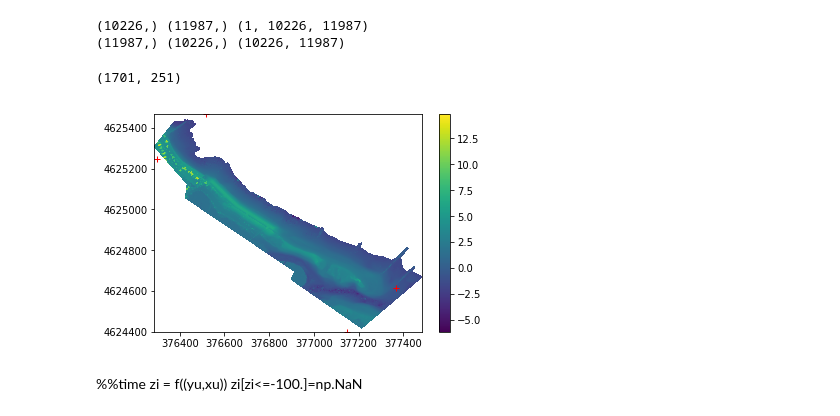
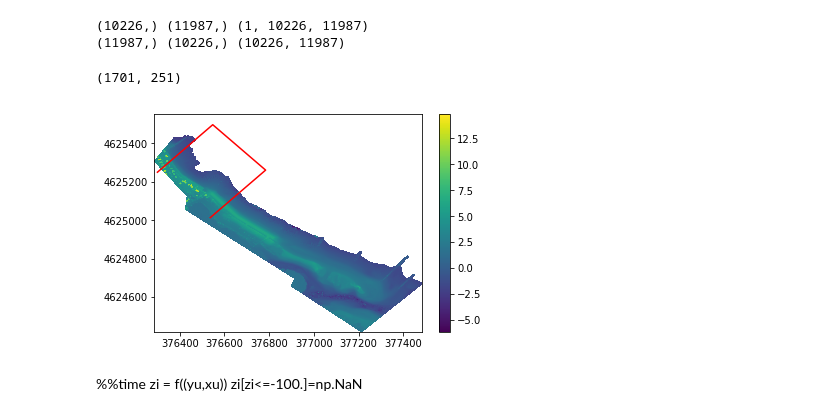
Before and after one commit to csherwood-usgs/Raster_calcs, a Jupyter notebook: test_loading_elevation_maps.ipynb, the cells around one changed output. Drawn from its saved outputs; the diff is of its cells as text; code cells hidden in the pictures.

```diff
--- a/test_loading_elevation_maps.ipynb
+++ b/test_loading_elevation_maps.ipynb
@@ -122,13 +124,17 @@ f = interpolate.RegularGridInterpolator( (y, x), zs, method='nearest')
 # %%
 # make a small box w/ 0.5m grid
 dxy = 1.
-xmax = 250.
-ymax = 1700.
+xmax = 1700. # alongshore
+ymax = 250.  # cross-shore
 nx = int((1./dxy)*xmax) + 1
 ny = int((1./dxy)*ymax) + 1
-xrot, yrot=np.meshgrid(np.linspace(0.,xmax,nx), np.flip(np.linspace(0.,ymax,ny),0) ,sparse=False, indexing='xy')
+
+# Y is decending
+#xrot, yrot=np.meshgrid(np.linspace(0.,xmax,nx), np.flip(np.linspace(0.,ymax,ny),0) ,sparse=False, indexing='xy')
+# Y is ascending
+xrot, yrot=np.meshgrid(np.linspace(0.,xmax,nx), np.linspace(0.,ymax,ny) ,sparse=False, indexing='xy')
 print(xrot.shape)
-xrot
+print(xrot)
 print(yrot.shape)
-yrot
+print(yrot)
 # %% [output]
@@ -159,15 +167,24 @@ def box2UTM(x, y, e0, n0, rot):
     ynew = -y*np.sin(r)  + x*np.cos(r) + n0
     return xnew, ynew
 
+# Check using values from corners
+xu_ll, yu_ll = box2UTM( xrot[0,0], yrot[0,0], e0, n0, rot)
+xu_ul, yu_ul = box2UTM( xrot[0,250], yrot[0,250], e0, n0, rot)
+xu_lr, yu_lr = box2UTM( xrot[1700,0], yrot[1700,0], e0, n0, rot)
+xu_ur, yu_ur = box2UTM( xrot[1700,250], yrot[1700,250], e0, n0, rot)
+
+print('Corners of rotated coord. matrix in UTM:')
+print('Lower left: ',xrot[0,0], yrot[0,0], xu_ll, yu_ll)
+print('Upper left: ',xrot[0,250], yrot[0,250], xu_ul, yu_ul)
+print('Upper right:',xrot[1700,250], yrot[1700,250],xu_ur, yu_ur)
+print('Lower right:',xrot[1700,0], yrot[1700,0], xu_lr, yu_lr)
+
+
 xu, yu = box2UTM(xrot, yrot, e0, n0, rot)
 
-print('Data box:')
-print(da['x'].values.min(), da['x'].values.max(), da['y'].values.min(), da['y'].values.max())
-print('Interp. box:')
-print(np.min(xu),np.max(xu),np.min(yu),np.max(yu))
+xub = np.array((xu_ll, xu_ul, xu_ur, xu_lr))
+yub = np.array((yu_ll, yu_ul, yu_ur, yu_lr))
 
-xb, yb = np.array((xrot.min(),xrot.min(),xrot.max(),xrot.max())), np.array((yrot.min(),yrot.max(),yrot.min(),yrot.max()))
-xub, yub = box2UTM(xb, yb, e0, n0, 120.)
 fid = open('box_corners.txt','w')
 for i in range(0,4):
     fid.write('{0:}, {1:}\n'.format( xub[i],yub[i]))
@@ -195,12 +212,12 @@ f = interpolate.RegularGridInterpolator( (y, x), z, method='linear')
 # %%
 z[z<=-100.]=np.NaN
 plt.pcolormesh(x,y,z)
-plt.plot(xub,yub,'+r')
+plt.plot(xub,yub,'-r')
 plt.colorbar()
 np.shape(xu)
 # %% [output]
 (1701, 251)
-[figure, old version]
+[figure, new version]
 # %% [markdown]
 %%time
 zi = f((yu,xu))
```
Also changed, not shown: parts of 9 cells of this notebook, 1 other file.
